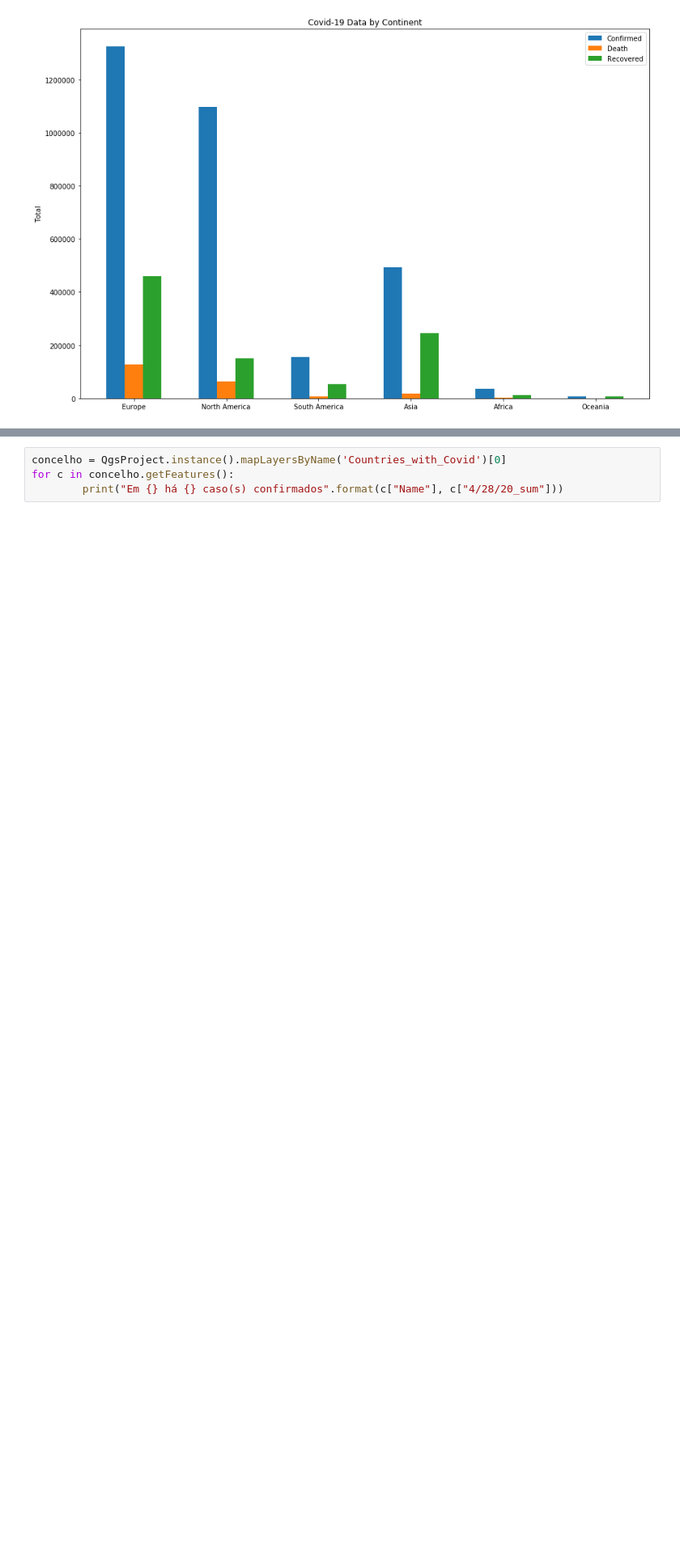
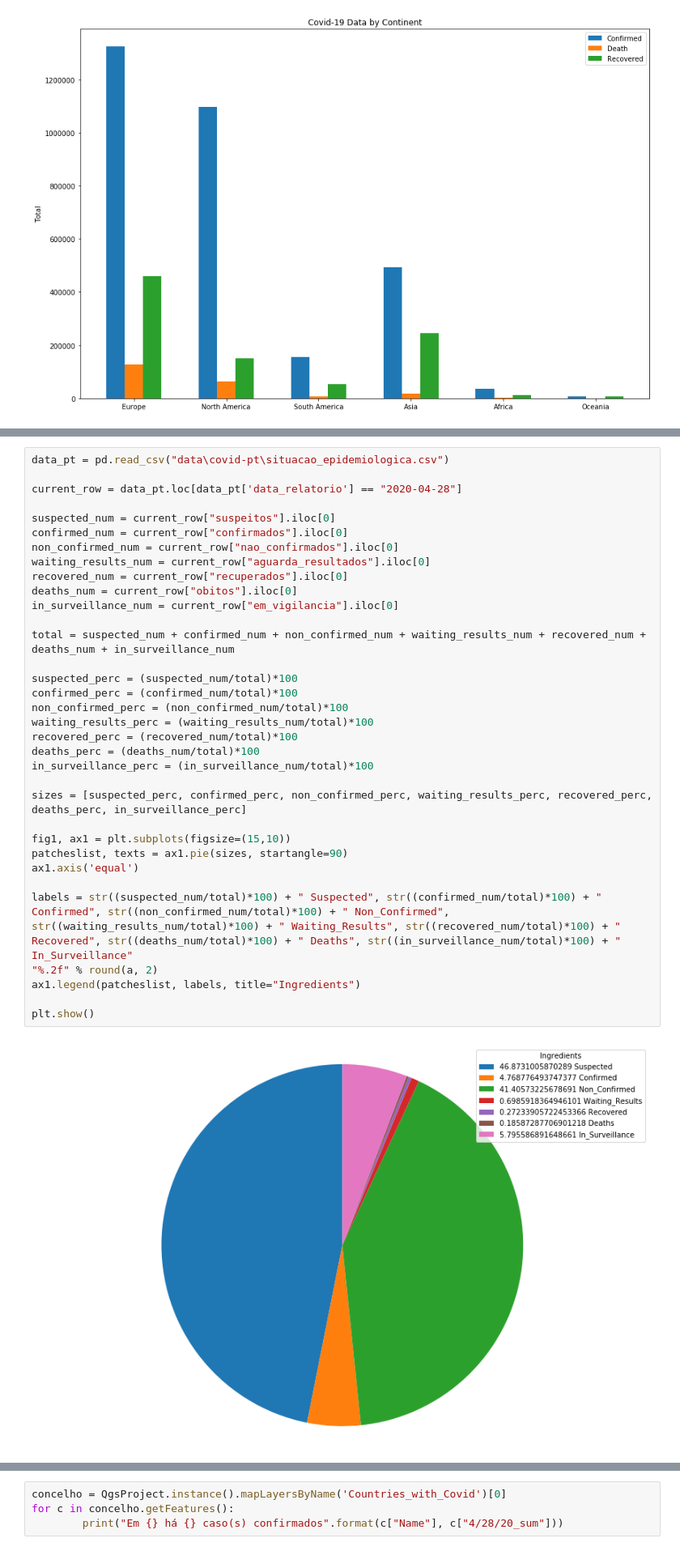
Before and after one commit to FallenFoil/Covid19-Geographic-Analysis, a Jupyter notebook: jupyter com Pandas e QGIS(1).ipynb, the cells around one changed output, grey strips where cells are left out. Shown at 81% size. Cells and saved outputs as stored; diff of their text form; blank space fills up the shorter version.

```diff
--- a/jupyter com Pandas e QGIS(1).ipynb
+++ b/jupyter com Pandas e QGIS(1).ipynb
@@ -111,0 +121,36 @@ plt.show()
+# %%
+data_pt = pd.read_csv("data\covid-pt\situacao_epidemiologica.csv")
+
+current_row = data_pt.loc[data_pt['data_relatorio'] == "2020-04-28"]
+
+suspected_num = current_row["suspeitos"].iloc[0]
+confirmed_num = current_row["confirmados"].iloc[0]
+non_confirmed_num = current_row["nao_confirmados"].iloc[0]
+waiting_results_num = current_row["aguarda_resultados"].iloc[0]
+recovered_num = current_row["recuperados"].iloc[0]
+deaths_num = current_row["obitos"].iloc[0]
+in_surveillance_num = current_row["em_vigilancia"].iloc[0]
+
+total = suspected_num + confirmed_num + non_confirmed_num + waiting_results_num + recovered_num + deaths_num + in_surveillance_num
+
+suspected_perc = (suspected_num/total)*100
+confirmed_perc = (confirmed_num/total)*100
+non_confirmed_perc = (non_confirmed_num/total)*100
+waiting_results_perc = (waiting_results_num/total)*100
+recovered_perc = (recovered_num/total)*100
+deaths_perc = (deaths_num/total)*100
+in_surveillance_perc = (in_surveillance_num/total)*100
+
+sizes = [suspected_perc, confirmed_perc, non_confirmed_perc, waiting_results_perc, recovered_perc, deaths_perc, in_surveillance_perc]
+
+fig1, ax1 = plt.subplots(figsize=(15,10))
+patcheslist, texts = ax1.pie(sizes, startangle=90)
+ax1.axis('equal')
+
+labels = str((suspected_num/total)*100) + " Suspected", str((confirmed_num/total)*100) + " Confirmed", str((non_confirmed_num/total)*100) + " Non_Confirmed", str((waiting_results_num/total)*100) + " Waiting_Results", str((recovered_num/total)*100) + " Recovered", str((deaths_num/total)*100) + " Deaths", str((in_surveillance_num/total)*100) + " In_Surveillance"
+"%.2f" % round(a, 2)
+ax1.legend(patcheslist, labels, title="Ingredients")
+
+plt.show()
+# %% [output]
+[figure, added]
```
Also changed, not shown: parts of 14 cells of this notebook, 1 other file.
